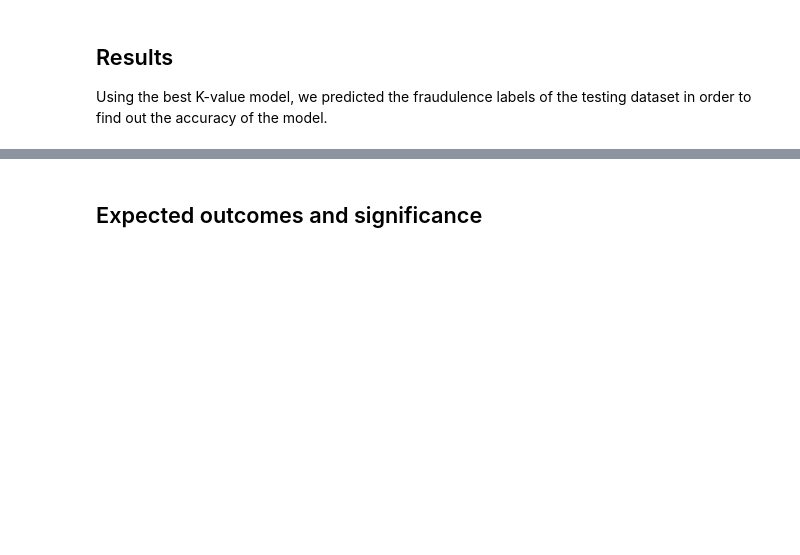
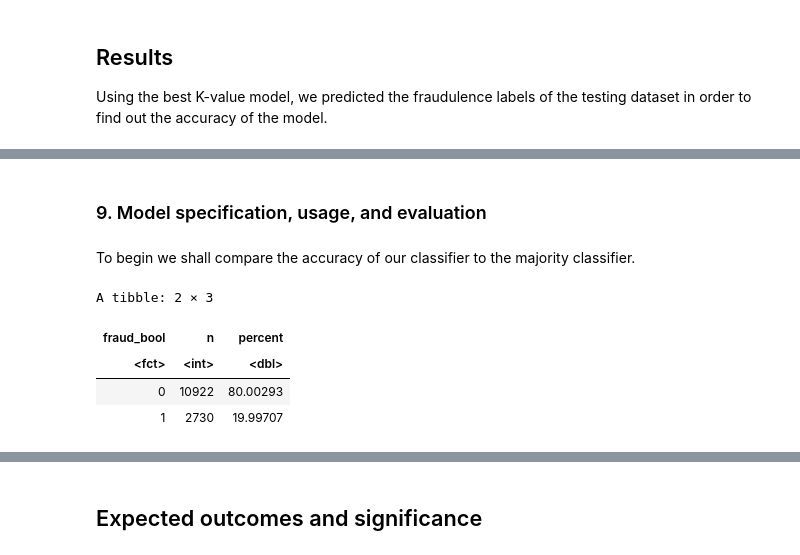
Before and after one commit to aqil18/DSCI100-Term-Project-2022W2, a Jupyter notebook: group_project_proposal.ipynb, the cells around one changed output, grey strips where cells are left out. Cells and saved outputs as stored; diff of their text form; code cells hidden in the pictures; blank space fills up the shorter version.

```diff
--- a/group_project_proposal.ipynb
+++ b/group_project_proposal.ipynb
@@ -641,0 +621,16 @@ We plotted a bar chart of the confusion matrix of our best K-value model alongsi
+# %% [markdown]
+### 9. Model specification, usage, and evaluation
+# %% [markdown]
+To begin we shall compare the accuracy of our classifier to the majority classifier.
+# %%
+upsampled_fraud_proportion <- upsampled_fraud |>
+                      group_by(fraud_bool) |>
+                      summarize(n = n()) |>
+                      mutate(percent = 100*n/nrow(upsampled_fraud))
+upsampled_fraud_proportion
+# %% [output]
+A tibble: 2 × 3
+| fraud_bool | n | percent |
+| <fct> | <int> | <dbl> |
+| 0 | 10922 | 80.00293 |
+| 1 | 2730 | 19.99707 |
```
Also changed, not shown: parts of 14 cells of this notebook.
